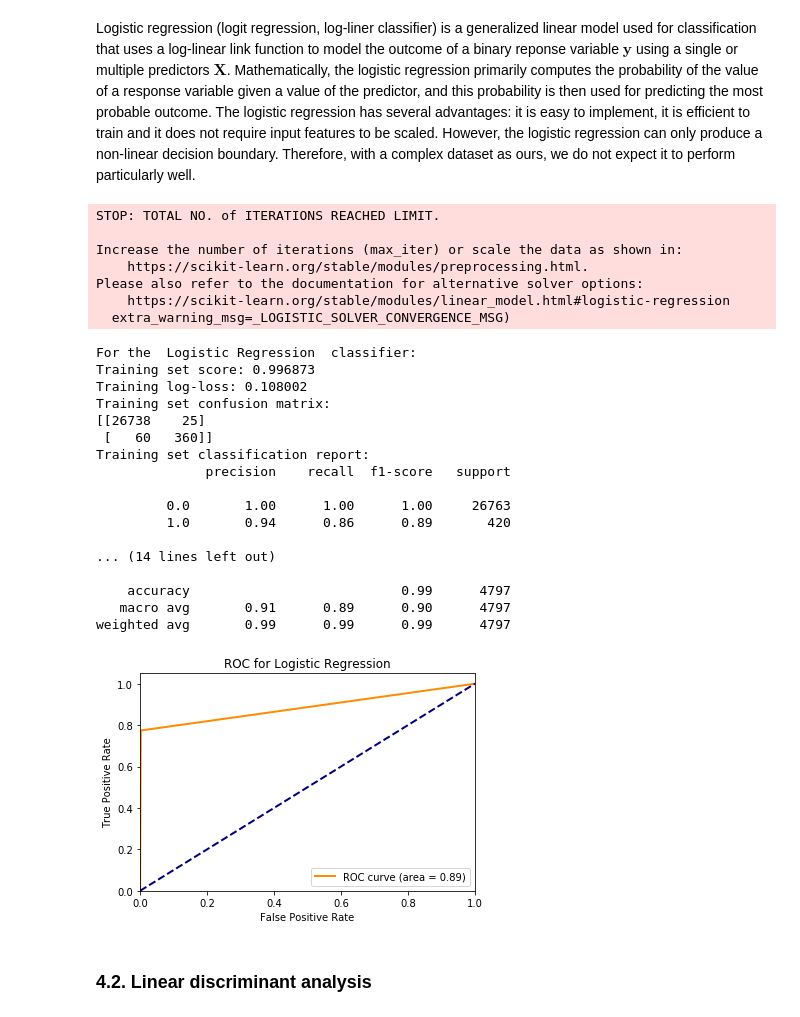
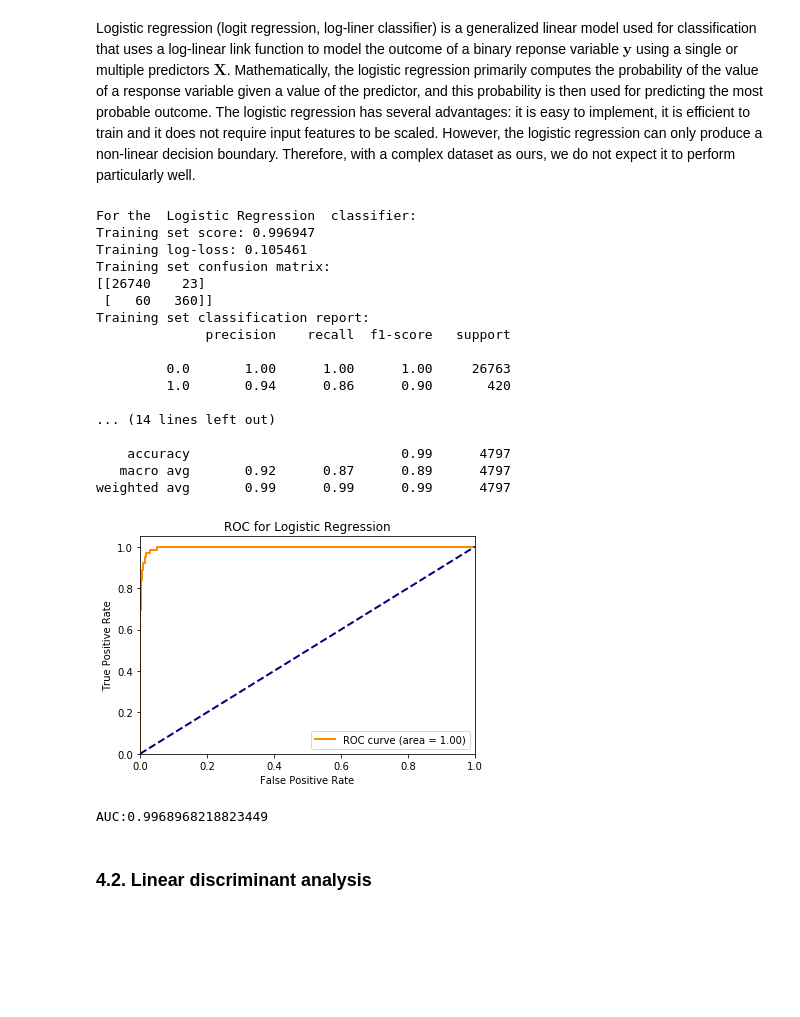
Before and after one commit to SABS-R3-projects/JA-ML, a Jupyter notebook: MAIN-AA2AR.ipynb, the cells around one changed output. Saved outputs shown, nothing was run; the diff lists cells and outputs as text; code cells hidden in the pictures; blank space fills up the shorter version.

```diff
--- a/MAIN-AA2AR.ipynb
+++ b/MAIN-AA2AR.ipynb
@@ -113,20 +113,13 @@ def ROC_plotting(title, y_test, y_score):
 
     '''
 
-    n_classes = 2
-    fpr = dict()
-    tpr = dict()
-    roc_auc = dict()
-    for i in range(n_classes):
-        fpr[i], tpr[i], _ = roc_curve(y_test, y_score)
-        roc_auc[i] = auc(fpr[i], tpr[i])
 
-    fpr["micro"], tpr["micro"], _ = roc_curve(y_test.ravel(), y_score.ravel())
-    roc_auc["micro"] = auc(fpr["micro"], tpr["micro"])
+    fpr, tpr, _ = roc_curve(y_test, y_score)
+    roc_auc = auc(fpr, tpr)
 
     plt.figure()
     lw = 2
-    plt.plot(fpr[0], tpr[0], color='darkorange', lw=lw, label='ROC curve (area = %0.2f)' % roc_auc[0])
+    plt.plot(fpr, tpr, color='darkorange', lw=lw, label='ROC curve (area = %0.2f)' % roc_auc)
     plt.plot([0, 1], [0, 1], color='navy', lw=lw, linestyle='--')
     plt.xlim([0.0, 1.0])
     plt.ylim([0.0, 1.05])
@@ -136,7 +129,7 @@ def ROC_plotting(title, y_test, y_score):
     plt.legend(loc="lower right")
     plt.show()
 # %%
-def model_evaluation(X_train, X_test, y_train, y_test, predicted_train, predicted_test, title="model"):
+def model_evaluation(X_train, X_test, y_train, y_test, predicted_train, predicted_test, y_score, title="model"):
 
     '''
     This function prints the results of the different classifiers,a s well as several performance metrics
@@ -170,7 +163,10 @@ def model_evaluation(X_train, X_test, y_train, y_test, predicted_train, predicte
     print("Test set classification report:")
     print(classification_report(y_test,predicted_test))
 
-    ROC_plotting("ROC for "+ title,y_test, predicted_test)
+    ROC_plotting("ROC for "+ title,y_test, y_score)
+    fpr, tpr, _ = roc_curve(y_test, y_score)
+    roc_auc = auc(fpr, tpr)
+    print("AUC:" + str(roc_auc))
 # %% [markdown]
 ## 4. Logistic regression, linear and quadratic discriminant analysis
 # %% [markdown]
@@ -190,7 +186,6 @@ def LogReg(X_train, y_train, X_test):
         y_predicted: The predicted response values
 
     """
-
     scaler = StandardScaler()
     scaler.fit(X_train)
     X_train = scaler.transform(X_train)
@@ -202,38 +197,32 @@ def LogReg(X_train, y_train, X_test):
     #Predict the response values using the test predictor data
     y_predicted_test = classifier.predict(X_test)
     y_predicted_train = classifier.predict(X_train)
-    return y_predicted_train, y_predicted_test
+    y_score = classifier.predict_proba(X_test)[:,1]
+    return y_predicted_train, y_predicted_test, y_score
 # %%
-y_predicted_train, y_predicted_test = LogReg(X_train, y_train, X_test)
+y_predicted_train, y_predicted_test, y_score = LogReg(X_train, y_train, X_test)
-# %% [output]
-STOP: TOTAL NO. of ITERATIONS REACHED LIMIT.
-
-Increase the number of iterations (max_iter) or scale the data as shown in:
-    https://scikit-learn.org/stable/modules/preprocessing.html.
-Please also refer to the documentation for alternative solver options:
-    https://scikit-learn.org/stable/modules/linear_model.html#logistic-regression
-  extra_warning_msg=_LOGISTIC_SOLVER_CONVERGENCE_MSG)
 # %%
-model_evaluation(X_train, X_test, y_train, y_test, y_predicted_train, y_predicted_test, title='Logistic Regression')
+model_evaluation(X_train, X_test, y_train, y_test, y_predicted_train, y_predicted_test, y_score, title='Logistic Regression')
 # %% [output]
 For the  Logistic Regression  classifier:
-Training set score: 0.996873
-Training log-loss: 0.108002
+Training set score: 0.996947
+Training log-loss: 0.105461
 Training set confusion matrix:
-[[26738    25]
+[[26740    23]
  [   60   360]]
 Training set classification report:
               precision    recall  f1-score   support
 
          0.0       1.00      1.00      1.00     26763
-         1.0       0.94      0.86      0.89       420
+         1.0       0.94      0.86      0.90       420
 
 ... (14 lines left out)
 
     accuracy                           0.99      4797
-   macro avg       0.91      0.89      0.90      4797
+   macro avg       0.92      0.87      0.89      4797
 weighted avg       0.99      0.99      0.99      4797
-[figure, old version]
+[figure, new version]
+AUC:0.9968968218823449
 # %% [markdown]
 ### 4.2. Linear discriminant analysis
 # %% [markdown]
```
Also changed, not shown: parts of 15 cells of this notebook.
